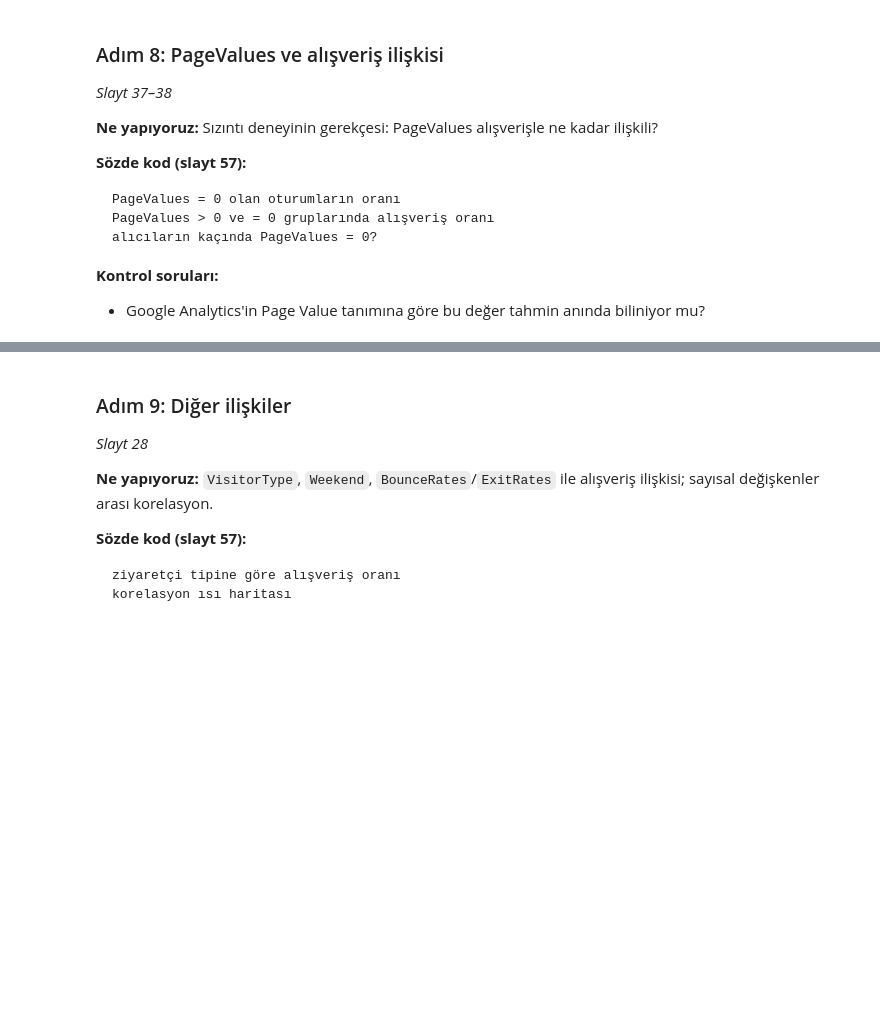
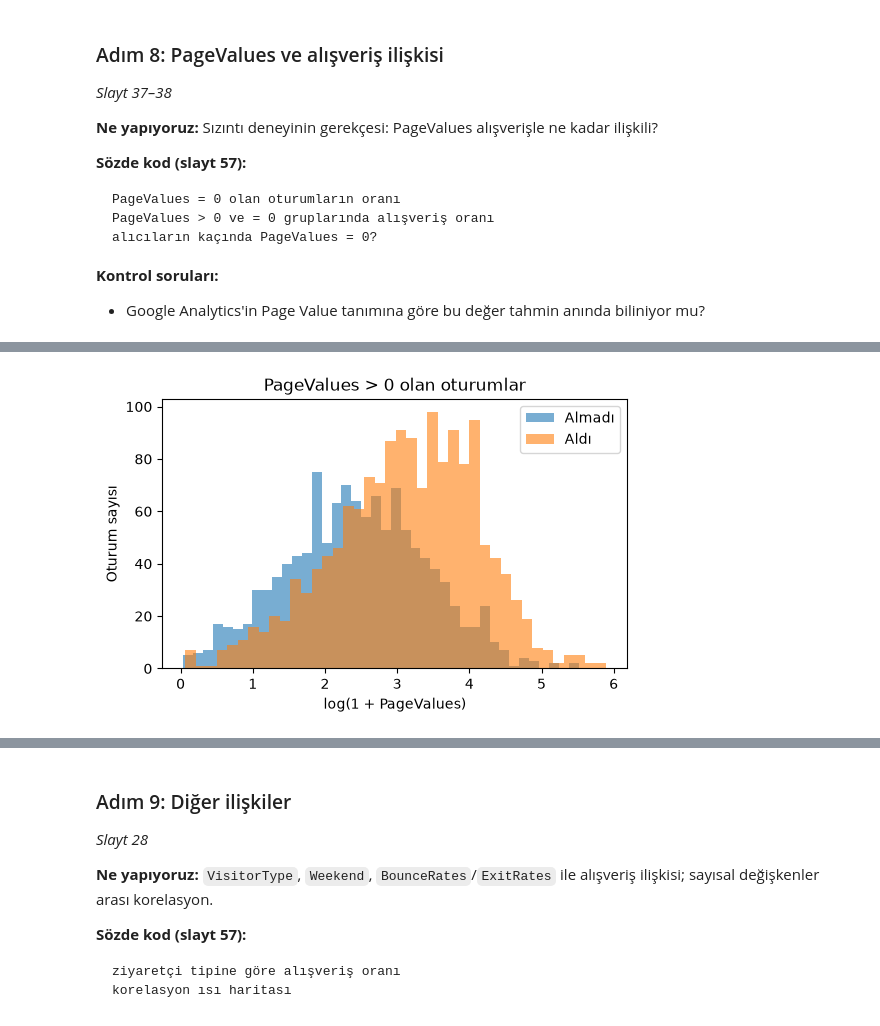
Before and after one commit to kayaalpismail1221-glitch/Ml_al-veri-_projesi, a Jupyter notebook: notebooks/01_eda.ipynb, the cells around one changed output, grey strips where cells are left out. Drawn from its saved outputs; the diff is of its cells as text; code cells hidden in the pictures; blank space fills up the shorter version.

```diff
--- a/notebooks/01_eda.ipynb
+++ b/notebooks/01_eda.ipynb
@@ -440,4 +440,15 @@ alıcıların kaçında PageValues = 0?
 **Kontrol soruları:**
 - Google Analytics'in Page Value tanımına göre bu değer tahmin anında biliniyor mu?
 # %%
-# PageValues grupları ve alışveriş oranları
+# PageValues sıfır mı, sıfırdan büyük mü?
+has_value = raw["PageValues"] > 0
+print("PageValues = 0 olan oturum oranı:", round(1 - has_value.mean(), 3))
+
+# iki grupta oturum sayısı ve alışveriş oranı
+groups = raw.groupby(has_value)[config.TARGET].agg(["count", "mean"])
+groups.index = ["PageValues = 0", "PageValues > 0"]
+print(groups.round(3))
+
+# alıcıların kaçında PageValues = 0? (az ise PageValues alıcıları neredeyse tek başına ayırıyor)
+buyers = raw[raw[config.TARGET]]
+print("Alıcılarda PageValues = 0 oranı:", round((buyers["PageValues"] == 0).mean(), 3))
@@ -444 +478,16 @@ alıcıların kaçında PageValues = 0?
+# %%
+# PageValues > 0 olan oturumlarda: alanlar ve almayanlar (log ölçek)
+positive = raw[has_value]
+bought = positive[config.TARGET]
+fig, ax = plt.subplots(figsize=(6, 3.5))
+ax.hist(np.log1p(positive.loc[~bought, "PageValues"]), bins=40, alpha=0.6, label="Almadı")
+ax.hist(np.log1p(positive.loc[bought, "PageValues"]), bins=40, alpha=0.6, label="Aldı")
+ax.set_xlabel("log(1 + PageValues)")
+ax.set_ylabel("Oturum sayısı")
+ax.set_title("PageValues > 0 olan oturumlar")
+ax.legend()
+fig.savefig(config.FIG_DIR / "01_pagevalues.png", dpi=150, bbox_inches="tight")
+plt.show()
+# %% [output]
+[figure, added]
 # %% [markdown]
```
Also changed, not shown: parts of 3 cells of this notebook, 3 other files.
